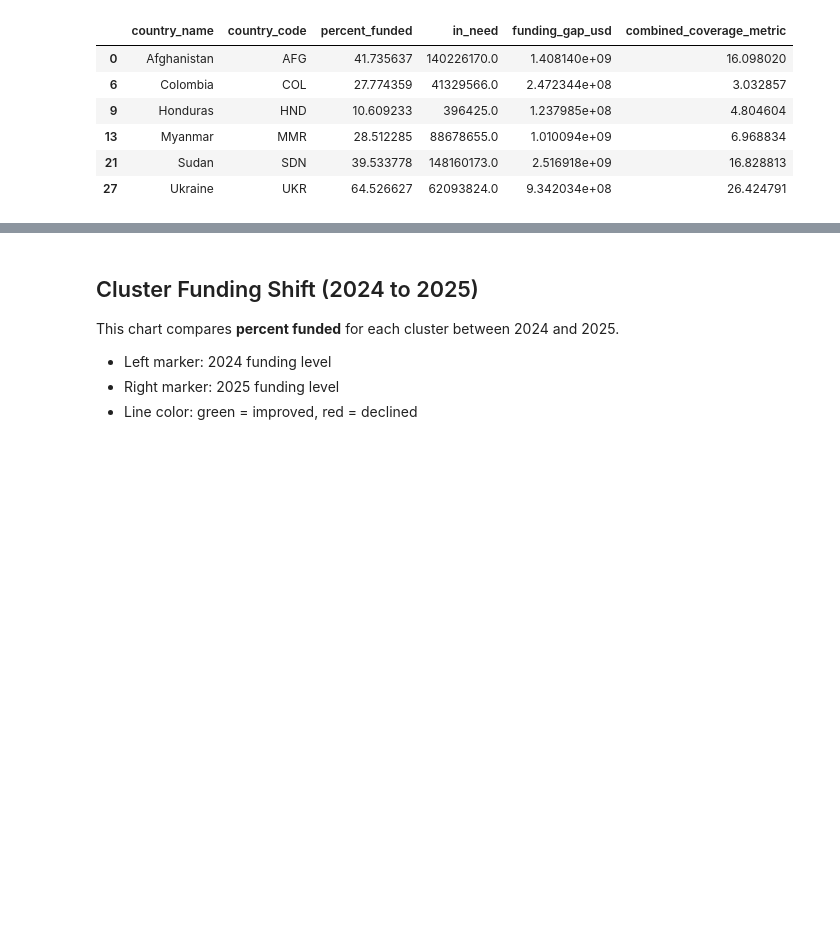
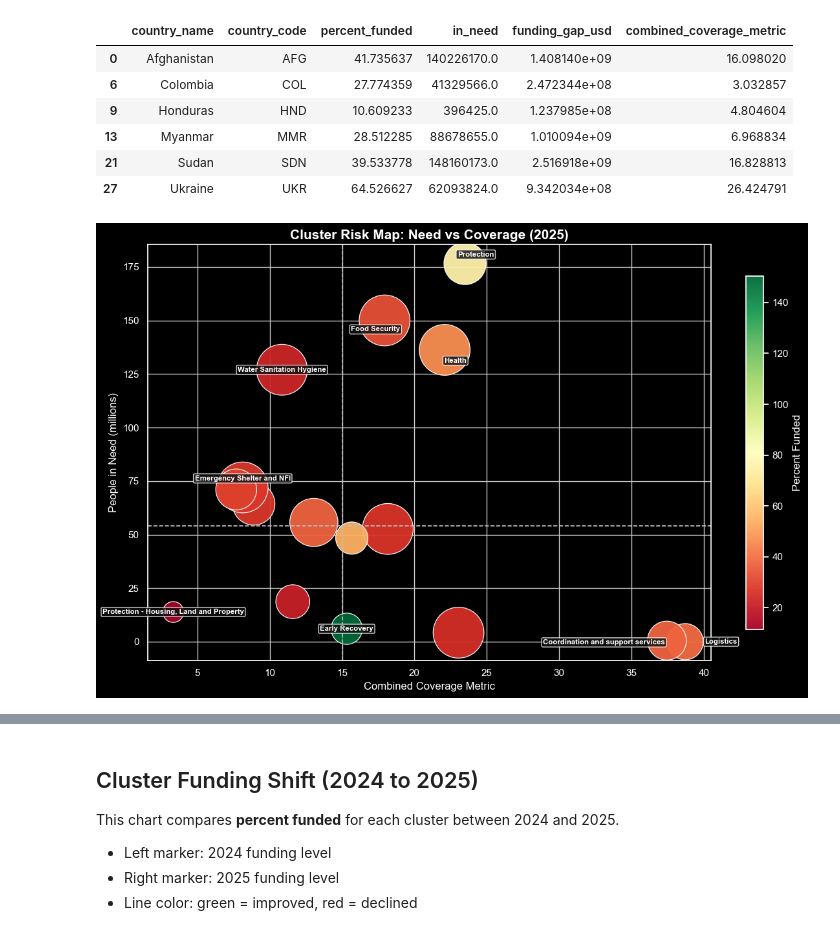
Before and after one commit to LorenzoCalda/ETH-Datathon-2026, a Jupyter notebook: Code/Humanitarian Response Coverage Analysis 2024-2026.ipynb, the cells around one changed output, grey strips where cells are left out. Cells and saved outputs as stored; diff of their text form; code cells hidden in the pictures; blank space fills up the shorter version.

```diff
--- a/Code/Humanitarian Response Coverage Analysis 2024-2026.ipynb
+++ b/Code/Humanitarian Response Coverage Analysis 2024-2026.ipynb
@@ -677,3 +677,103 @@ label_df[["country_name", "country_code", "percent_funded", "in_need", "funding_
 | 13 | Myanmar | MMR | 28.512285 | 88678655.0 | 1.010094e+09 | 6.968834 |
 | 21 | Sudan | SDN | 39.533778 | 148160173.0 | 2.516918e+09 | 16.828813 |
 | 27 | Ukraine | UKR | 64.526627 | 62093824.0 | 9.342034e+08 | 26.424791 |
+# %%
+# 3) Cluster-level bubble risk map in 2025
+import matplotlib.pyplot as plt
+
+cluster_risk = result_cluster_2025.copy()
+cluster_risk = cluster_risk[
+    cluster_risk["cluster"].notna()
+    & cluster_risk["requirements"].notna()
+    & cluster_risk["combined_coverage_metric"].notna()
+    & cluster_risk["in_need"].notna()
+    & (cluster_risk["in_need"] > 0)
+].copy()
+
+# Remove the extreme high-coverage outlier (around 160%) to improve chart readability.
+cluster_risk = cluster_risk[cluster_risk["combined_coverage_metric"] < 150].copy()
+
+cluster_risk["in_need_m"] = cluster_risk["in_need"] / 1e6
+req_billion = (cluster_risk["requirements"] / 1e9).clip(lower=0)
+bubble_size = (np.sqrt(req_billion) * 2200).clip(160, 3200)
+
+x_threshold = 15
+y_threshold = cluster_risk["in_need_m"].median()
+
+fig, ax = plt.subplots(figsize=(12, 7.5))
+fig.patch.set_facecolor("black")
+ax.set_facecolor("black")
+
+sc = ax.scatter(
+    cluster_risk["combined_coverage_metric"],
+    cluster_risk["in_need_m"],
+    s=bubble_size,
+    c=cluster_risk["percent_funded"],
+    cmap="RdYlGn",
+    alpha=0.95,
+    edgecolors="white",
+    linewidth=0.9,
+)
+
+ax.axvline(x_threshold, color="#BFBFBF", linestyle="--", linewidth=1.2)
+ax.axhline(y_threshold, color="#BFBFBF", linestyle="--", linewidth=1.2)
+
+ax.set_title("Cluster Risk Map: Need vs Coverage (2025)", fontsize=15, weight="bold", color="white")
+ax.set_xlabel("Combined Coverage Metric", color="white")
+ax.set_ylabel("People in Need (millions)", color="white")
+ax.tick_params(colors="white")
+for spine in ax.spines.values():
+    spine.set_color("white")
+
+# Label key clusters: lowest coverage, highest need, largest requirements,
+# plus highest funded and top 2 highest coverage.
+label_indices = set()
+label_indices.add(cluster_risk["combined_coverage_metric"].idxmin())
+label_indices.add(cluster_risk["percent_funded"].idxmax())
+label_indices.update(cluster_risk.nlargest(2, "combined_coverage_metric").index.tolist())
+label_indices.update(cluster_risk.nlargest(4, "in_need").index.tolist())
+label_indices.update(cluster_risk.nlargest(4, "requirements").index.tolist())
+
+label_df = cluster_risk.loc[sorted(label_indices)].drop_duplicates(subset=["cluster"]).copy()
+
+# Targeted offsets for dense areas and overlapping right-edge labels.
+label_offsets = {
+    "Protection": (12, 10),
+    "Health": (12, -12),
+    "Nutrition": (10, 10),
+    "Food Security": (-10, -10),
+    "Coordination and support services": (-70, -2),
+    "Logistics": (40, 0),
+    "Emergency Shelter and NFI": (0, 10),
+    "Protection - Child Protection": (0, -10),
+}
+
+for _, row in label_df.iterrows():
+    dx, dy = label_offsets.get(row["cluster"], (0, 0))
+    ax.annotate(
+        row["cluster"],
+        xy=(row["combined_coverage_metric"], row["in_need_m"]),
+        xytext=(dx, dy),
+        textcoords="offset points",
+        fontsize=8.2,
+        weight="bold",
+        ha="center",
+        va="center",
+        color="white",
+        bbox=dict(boxstyle="round,pad=0.18", facecolor="#101010", alpha=0.82, edgecolor="white"),
+    )
+
+cbar = plt.colorbar(sc, ax=ax, shrink=0.85)
+cbar.set_label("Percent Funded", color="white")
+cbar.ax.yaxis.set_tick_params(color="white")
+plt.setp(cbar.ax.get_yticklabels(), color="white")
+cbar.outline.set_edgecolor("white")
+
+plt.tight_layout()
+plt.show()
+
+cluster_risk[["cluster", "percent_funded", "in_need", "requirements", "combined_coverage_metric"]].sort_values(
+    "in_need", ascending=False
+).head(12).round(2)
+# %% [output]
+[figure, added]
```
Also changed, not shown: parts of 1 cell of this notebook, 1 other file.
